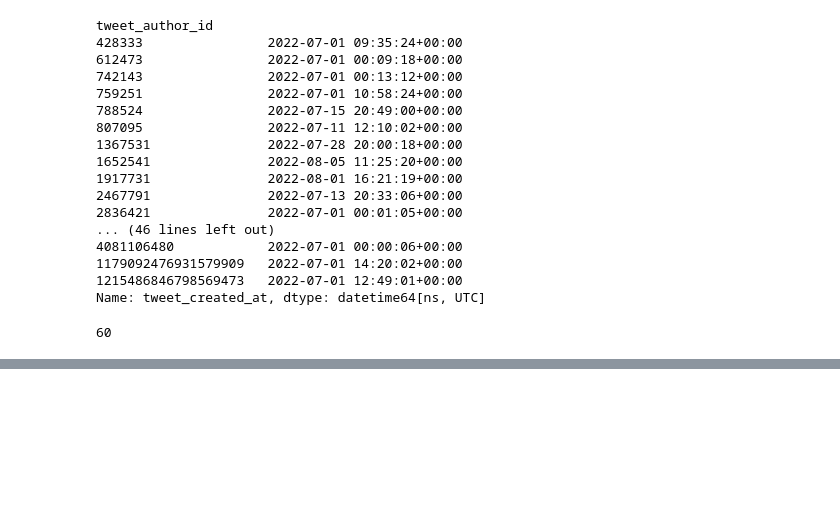
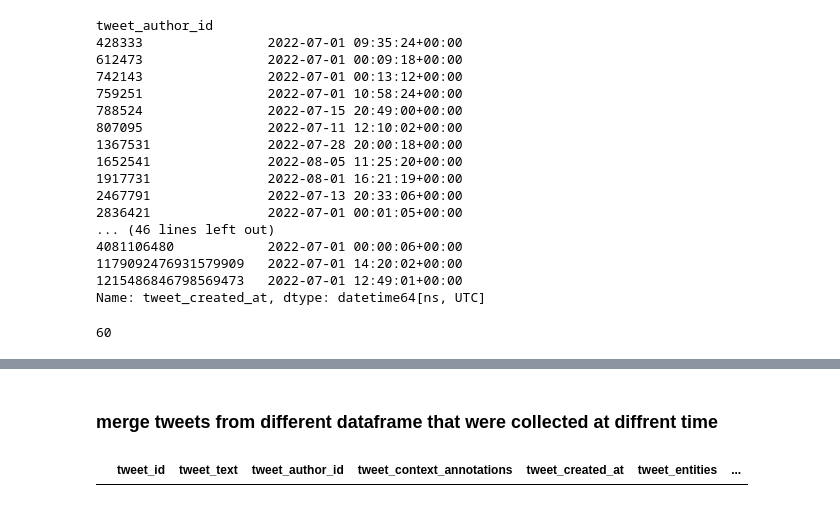
Before and after one commit to katherineskc/data_science_tweets_neutrality, a Jupyter notebook: collect_data.ipynb, the cells around one changed output, grey strips where cells are left out. Cells and saved outputs as stored; diff of their text form; code cells hidden in the pictures; blank space fills up the shorter version.

```diff
--- a/collect_data.ipynb
+++ b/collect_data.ipynb
@@ -633,0 +680,3 @@ twitter_users_tweets_2022_july_august_df.to_csv (r'/Users/katherina/data_science
+# %%
+# transform the list to a dataframe
+twitter_users_tweets_2022_august_df = pd.DataFrame(users_tweets_2022_august_lst)
@@ -637,3 +710,25 @@ twitter_users_tweets_2022_july_august_df.to_csv (r'/Users/katherina/data_science
 # tweet_details = [[tweet.geo, tweet.text, tweet.user.screen_name, tweet.user.location] for tweet in tweets]
 # tweet_df = pd.DataFrame(data=tweet_details, columns=["geo","text","user","location"])
 # tweet_df.head()
+# %% [markdown]
+### merge tweets from different dataframe that were collected at diffrent time
+# %%
+# tweet from 2022/07/01 to 2022/08/01
+twitter_users_tweets_2022_july_data = pd.read_csv (r'/Users/katherina/data_science_tweets_neutrality/twitter_users_tweets_2022_july.csv')
+
+# tweet from 2022/07/01 to 2022/08/11
+twitter_users_tweets_2022_july_august_data = pd.read_csv (r'/Users/katherina/data_science_tweets_neutrality/twitter_users_tweets_2022_july_august.csv')
+# %%
+# merge tweets and removed duplicated, keep the latest record
+
+twitter_combined_tweet_data_1 = pd.concat([twitter_users_tweets_2022_july_data,
+                                twitter_users_tweets_2022_july_august_data]).drop_duplicates(subset=['tweet_id'], keep='last')
+
+twitter_combined_tweet_data = pd.concat([twitter_combined_tweet_data_1,
+                                twitter_users_tweets_2022_august_df]).drop_duplicates(subset=['tweet_id'], keep='last')
+# %%
+# check for duplicated rows based on tweet id
+
+twitter_combined_tweet_data[twitter_combined_tweet_data.duplicated(['tweet_id'], keep=False)]
+# %% [output]
+|  | tweet_id | tweet_text | tweet_author_id | tweet_context_annotations | tweet_created_at | tweet_entities | ... |
```
Also changed, not shown: parts of 8 cells of this notebook, 2 other files.
